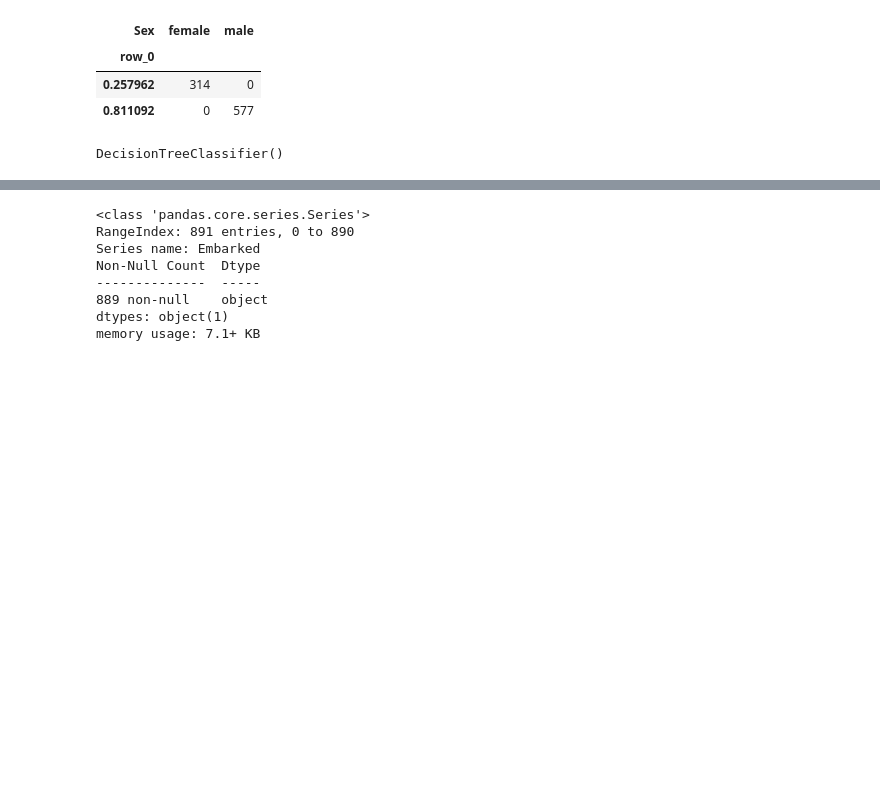
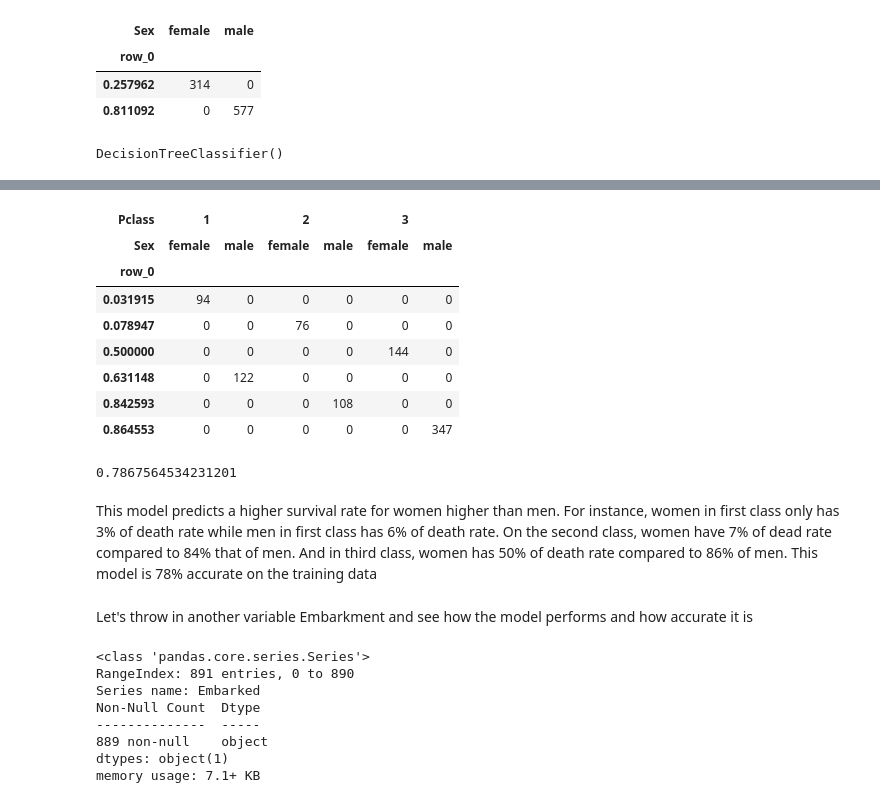
Before and after one commit to DanHuuTran/TitanicDecisionTree, a Jupyter notebook: titanic-analysis.ipynb, the cells around one changed output, grey strips where cells are left out. Cells and saved outputs as stored; diff of their text form; code cells hidden in the pictures; blank space fills up the shorter version.

```diff
--- a/titanic-analysis.ipynb
+++ b/titanic-analysis.ipynb
@@ -401,6 +401,31 @@ graph = graphviz.Source(dot_data)
 graph
 # %% [output]
 [drawing not drawn]
+# %%
+#Get survival probability
+preds = tree_model.predict_proba(X = predictors)
+
+#create a table of predictions by sex and class
+pd.crosstab(preds[:,0], columns = [df["Pclass"], df["Sex"]])
+# %% [output]
+| Pclass | 1 |  | 2 |  | 3 |  |
+| Sex | female | male | female | male | female | male |
+| row_0 |  |  |  |  |  |  |
+| 0.031915 | 94 | 0 | 0 | 0 | 0 | 0 |
+| 0.078947 | 0 | 0 | 76 | 0 | 0 | 0 |
+| 0.500000 | 0 | 0 | 0 | 0 | 144 | 0 |
+| 0.631148 | 0 | 122 | 0 | 0 | 0 | 0 |
+| 0.842593 | 0 | 0 | 0 | 108 | 0 | 0 |
+| 0.864553 | 0 | 0 | 0 | 0 | 0 | 347 |
+# %%
+tree_model.score(X = predictors,
+                 y=df["Survived"])
+# %% [output]
+0.7867564534231201
+# %% [markdown]
+This model predicts a higher survival rate for women higher than men. For instance, women in first class only has 3% of death rate while men in first class has 6% of death rate. On the second class, women have 7% of dead rate compared to 84% that of men. And in third class, women has 50% of death rate compared to 86% of men. This model is 78% accurate on the training data
+# %% [markdown]
+Let's throw in another variable Embarkment and see how the model performs and how accurate it is
 # %%
 df["Embarked"].info()
 # %% [output]
```
Also changed, not shown: parts of 3 cells of this notebook.
